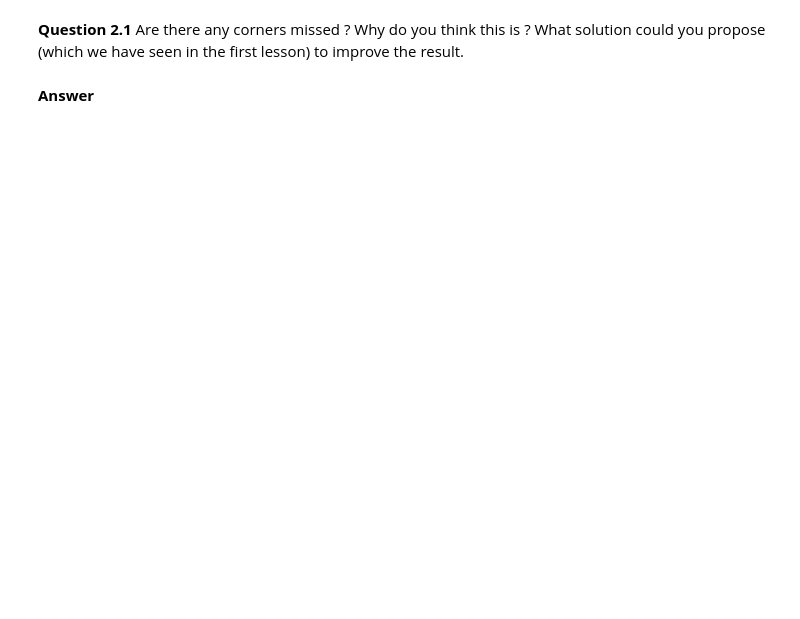
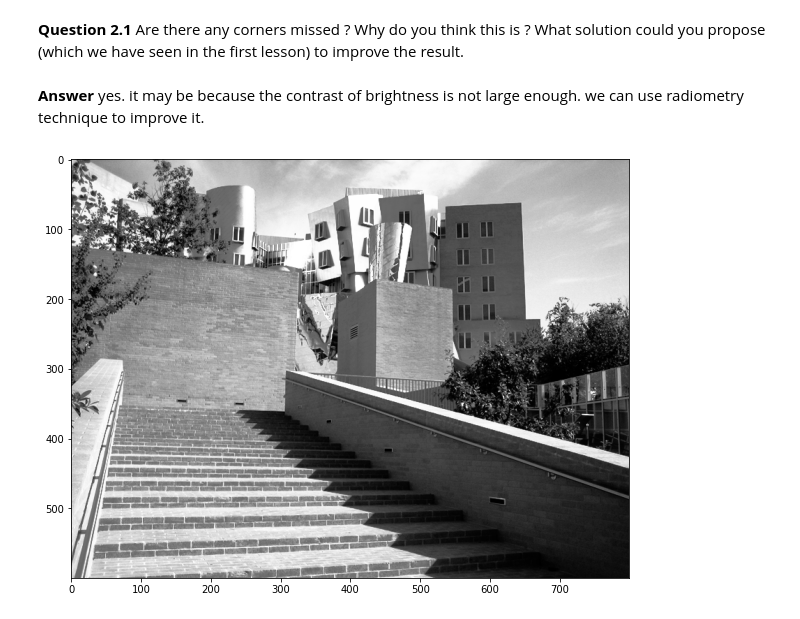
Before and after one commit to alephpi/student, a Jupyter notebook: TP2/feature_detection_for_students.ipynb, the cells around one changed output. Saved outputs shown, nothing was run; the diff lists cells and outputs as text; code cells hidden in the pictures; blank space fills up the shorter version.

```diff
--- a/TP2/feature_detection_for_students.ipynb
+++ b/TP2/feature_detection_for_students.ipynb
@@ -135,4 +186,4 @@ display_image(255.0*annotate_image(img_gray,img_harris))
 # %% [markdown]
 __Question 2.1__ Are there any corners missed ? Why do you think this is ? What solution could you propose (which we have seen in the first lesson) to improve the result.
-# %% [markdown]
-__Answer__
+# %% [markdown]
+__Answer__ yes. it may be because the contrast of brightness is not large enough. we can use radiometry technique to improve it.
@@ -138,0 +192,20 @@ __Answer__
+# %%
+def equalize_histogram(img_in: np.array):
+    #INSERT CODE HERE
+    hist_vals, hist_bins = np.histogram(img_in.flatten(), bins=np.linspace(0,1,257))
+    H = np.cumsum(hist_vals).astype(float)
+    # print(H.shape)
+    H -= H.min()
+    H /= H.max()
+    # img_equalise = np.array([[H[int(img_in[i][j]*255)] for j in range(img_in.shape[1])] for i in range(img_in.shape[0])])
+
+    indices = np.round(img_in * (H.shape[0]-1)).astype(int)
+    img_equalise = img_in.copy()
+    for (i,j) in product(range(img_in.shape[0]) , range(img_in.shape[1])):
+        img_equalise[i,j] = H[indices[i,j]]
+    return img_equalise
+# %%
+img_gray_equalise = equalize_histogram(img_gray)
+display_image(img_gray_equalise)
+# %% [output]
+[figure, added]
```
Also changed, not shown: parts of 12 cells of this notebook, 1 other file.
